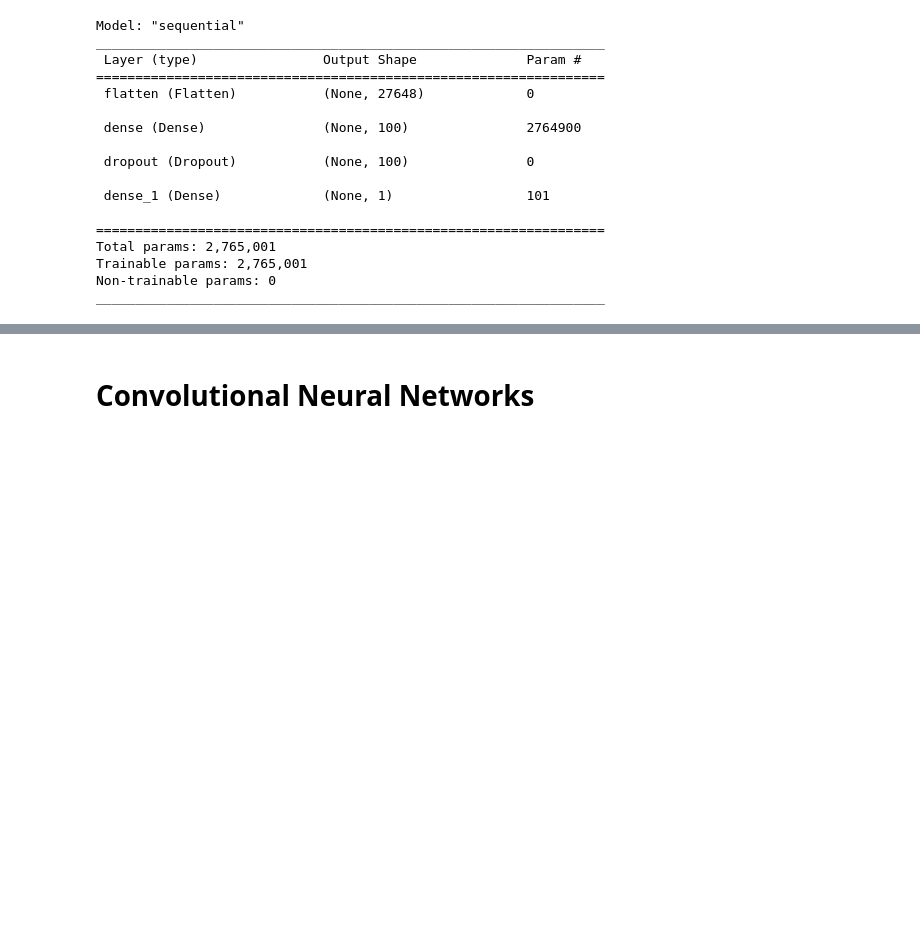
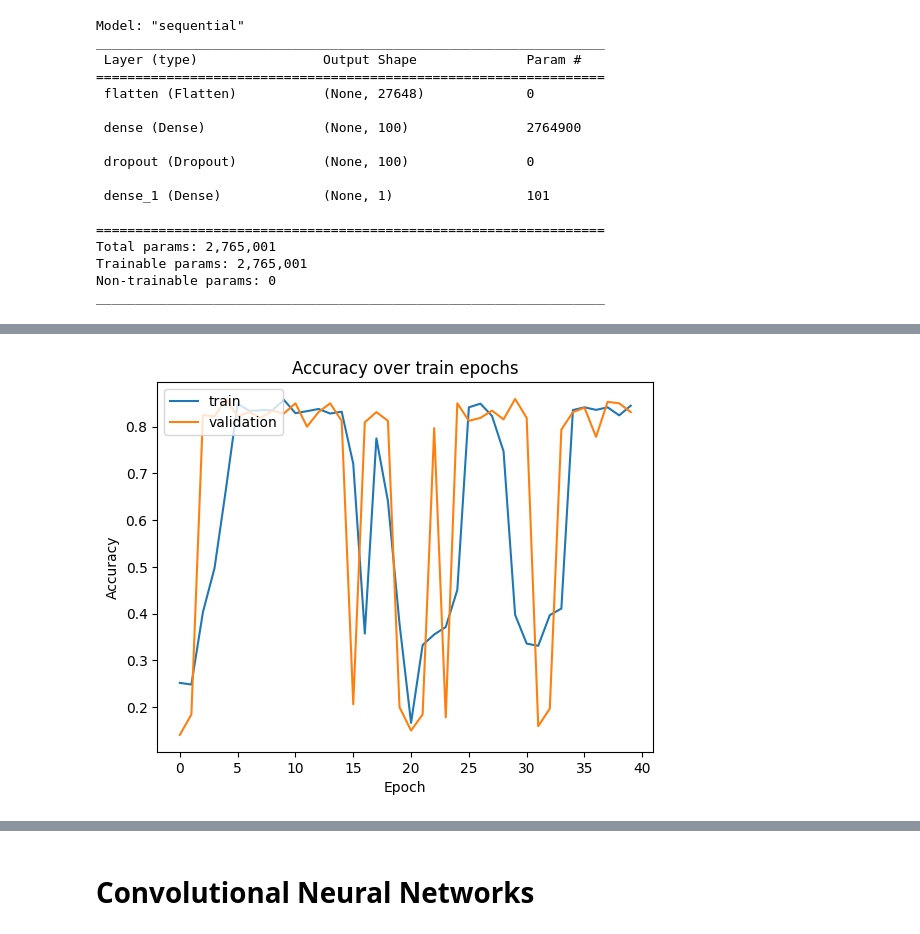
Before and after one commit to JuaniScha/TP_ML_Manero_Sabena_Schaberger, a Jupyter notebook: tp3_celebfaces.ipynb, the cells around one changed output, grey strips where cells are left out. Cells and saved outputs as stored; diff of their text form; code cells hidden in the pictures; blank space fills up the shorter version.

```diff
--- a/tp3_celebfaces.ipynb
+++ b/tp3_celebfaces.ipynb
@@ -515,0 +522,4 @@ mlp_2.save_weights("mlp_2.h5")
+# %%
+mlp_2.compile(**COMPILE_PARAMS)
+
+mlp_2.summary()
@@ -515,0 +544,6 @@ mlp_2.save_weights("mlp_2.h5")
+# %%
+history_mlp_2_2 = mlp_2.fit(
+    train,
+    epochs=40,
+    **FIT_PARAMS
+)
@@ -515,0 +570,4 @@ mlp_2.save_weights("mlp_2.h5")
+# %%
+learning_curve(history_mlp_2_2)
+# %% [output]
+[figure, added]
```
Also changed, not shown: parts of 82 cells of this notebook.
